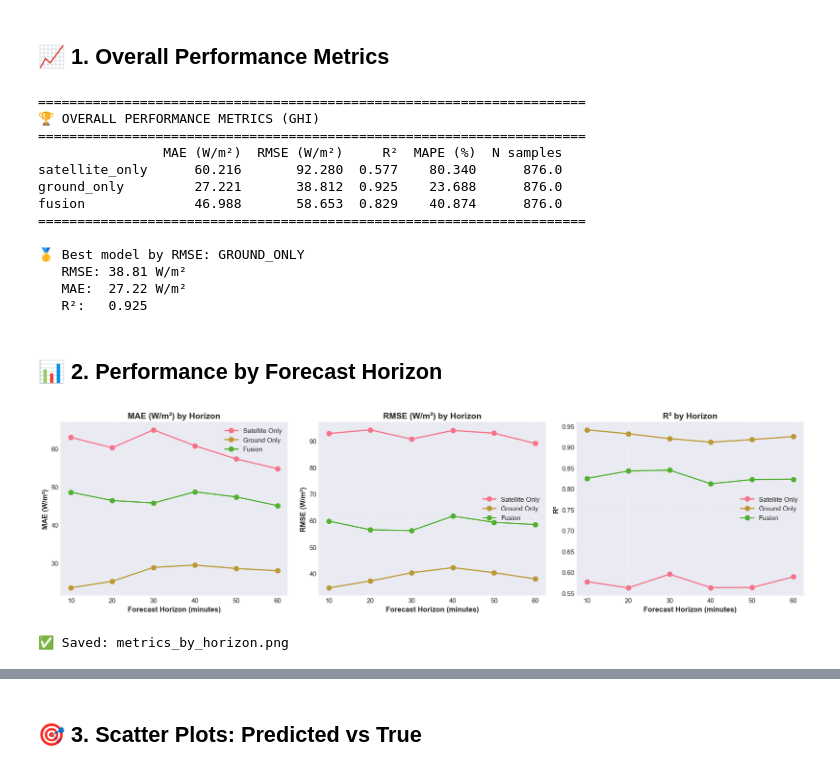
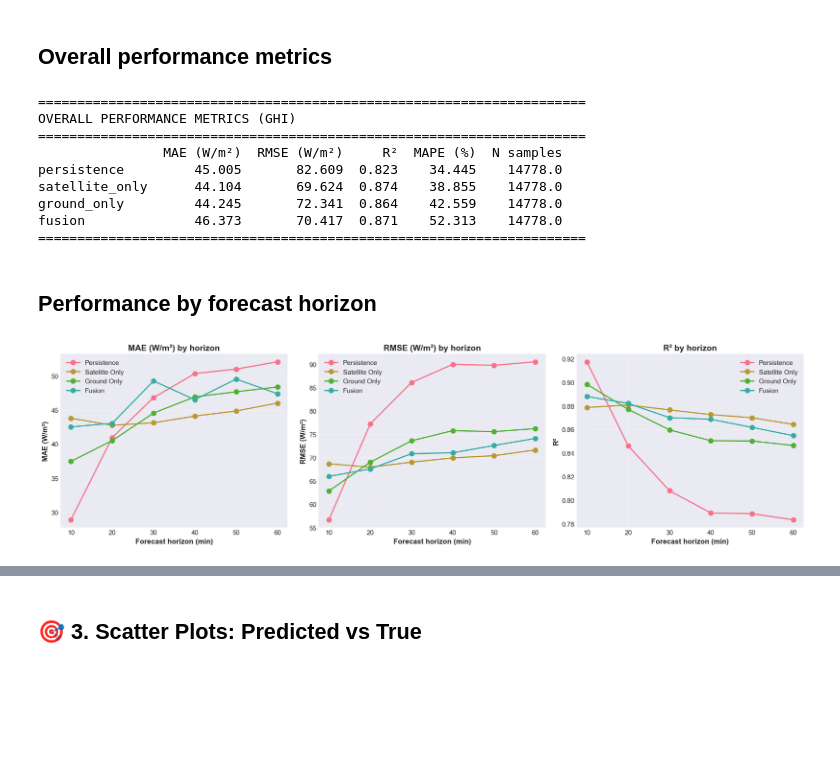
Before and after one commit to avlnv27/solar-forecasting, a Jupyter notebook: notebooks/analysis_notebook.ipynb, the cells around one changed output, grey strips where cells are left out. Cells and saved outputs as stored; diff of their text form; code cells hidden in the pictures; blank space fills up the shorter version.

```diff
--- a/notebooks/analysis_notebook.ipynb
+++ b/notebooks/analysis_notebook.ipynb
@@ -35,30 +20,26 @@ print("✅ Imports successful")
 # %%
 # Paths
-# Paths (ajuste selon où est le notebook)
 import os
 from pathlib import Path
 
-# Remonter au dossier racine du projet
 if os.path.basename(os.getcwd()) == "notebooks":
     PRED_DIR = Path("../data/processed/predictions")
 else:
     PRED_DIR = Path("data/processed/predictions")
 
-print(f"📁 Looking for predictions in: {PRED_DIR.absolute()}")
-print(f"📂 Current directory: {os.getcwd()}")
-# Load predictions for all models
 models = {}
-for model_name in ["satellite_only", "ground_only", "fusion"]:
+for model_name in ["persistence", "satellite_only", "ground_only", "fusion"]:
     csv_path = PRED_DIR / f"{model_name}_predictions.csv"
     if csv_path.exists():
         models[model_name] = pd.read_csv(csv_path)
         models[model_name]["timestamp"] = pd.to_datetime(models[model_name]["timestamp"])
-        print(f"✅ Loaded {model_name}: {len(models[model_name])} predictions")
+        print(f"Loaded {model_name}: {len(models[model_name])} predictions")
     else:
-        print(f"❌ Missing {csv_path}")
-display(models)
+        print(f"Missing {csv_path}")
+
+
 # Combine all predictions
 df_all = pd.concat([df for df in models.values()], ignore_index=True)
-print(f"\n📊 Total predictions: {len(df_all):,}")
-print(f"📅 Date range: {df_all['timestamp'].min()} to {df_all['timestamp'].max()}")
+print(f"\nTotal predictions: {len(df_all):,}")
+print(f"Date range: {df_all['timestamp'].min()} to {df_all['timestamp'].max()}")
 # %% [output]
@@ -89,5 +53,5 @@ print(f"📅 Date range: {df_all['timestamp'].min()} to {df_all['timestamp'].max
-# %% [markdown]
-## 📈 1. Overall Performance Metrics
+# %% [markdown]
+## Overall performance metrics
 # %%
 def compute_metrics(df, target_col="y_true_ghi", pred_col="y_pred_ghi"):
     """Compute regression metrics."""
@@ -128,33 +92,29 @@ df_metrics = pd.DataFrame(results).T
 df_metrics = df_metrics.round(3)
 
 print("\n" + "="*70)
-print("🏆 OVERALL PERFORMANCE METRICS (GHI)")
+print("OVERALL PERFORMANCE METRICS (GHI)")
 print("="*70)
 print(df_metrics.to_string())
 print("="*70)
 
 # Find best model
-best_model = df_metrics["RMSE (W/m²)"].idxmin()
-print(f"\n🥇 Best model by RMSE: {best_model.upper()}")
-print(f"   RMSE: {df_metrics.loc[best_model, 'RMSE (W/m²)']:.2f} W/m²")
-print(f"   MAE:  {df_metrics.loc[best_model, 'MAE (W/m²)']:.2f} W/m²")
-print(f"   R²:   {df_metrics.loc[best_model, 'R²']:.3f}")
+# best_model = df_metrics["RMSE (W/m²)"].idxmin()
+# print(f"\n Best model by RMSE: {best_model.upper()}")
+# print(f"   RMSE: {df_metrics.loc[best_model, 'RMSE (W/m²)']:.2f} W/m²")
+# print(f"   MAE:  {df_metrics.loc[best_model, 'MAE (W/m²)']:.2f} W/m²")
+# print(f"   R²:   {df_metrics.loc[best_model, 'R²']:.3f}")
 # %% [output]
 ======================================================================
-🏆 OVERALL PERFORMANCE METRICS (GHI)
+OVERALL PERFORMANCE METRICS (GHI)
 ======================================================================
                 MAE (W/m²)  RMSE (W/m²)     R²  MAPE (%)  N samples
-satellite_only      60.216       92.280  0.577    80.340      876.0
-ground_only         27.221       38.812  0.925    23.688      876.0
-fusion              46.988       58.653  0.829    40.874      876.0
+persistence         45.005       82.609  0.823    34.445    14778.0
+satellite_only      44.104       69.624  0.874    38.855    14778.0
+ground_only         44.245       72.341  0.864    42.559    14778.0
+fusion              46.373       70.417  0.871    52.313    14778.0
 ======================================================================
-
-🥇 Best model by RMSE: GROUND_ONLY
-   RMSE: 38.81 W/m²
-   MAE:  27.22 W/m²
-   R²:   0.925
 # %% [markdown]
-## 📊 2. Performance by Forecast Horizon
+## Performance by forecast horizon
 # %%
 # Compute metrics by horizon for each model
 horizon_metrics = []
@@ -168,36 +128,33 @@ for model_name, df in models.items():
             "Horizon (min)": horizon,
             **metrics
         })
 
 df_horizon = pd.DataFrame(horizon_metrics)
 
 # Plot MAE and RMSE by horizon
 fig, axes = plt.subplots(1, 3, figsize=(18, 5))
 
 metrics_to_plot = ["MAE (W/m²)", "RMSE (W/m²)", "R²"]
 for ax, metric in zip(axes, metrics_to_plot):
     for model_name in models.keys():
         df_model = df_horizon[df_horizon["Model"] == model_name]
         ax.plot(
             df_model["Horizon (min)"],
             df_model[metric],
             marker='o',
             linewidth=2,
             markersize=8,
             label=model_name.replace("_", " ").title()
         )
 
-    ax.set_xlabel("Forecast Horizon (minutes)", fontsize=12, fontweight='bold')
+    ax.set_xlabel("Forecast horizon (min)", fontsize=12, fontweight='bold')
     ax.set_ylabel(metric, fontsize=12, fontweight='bold')
-    ax.set_title(f"{metric} by Horizon", fontsize=14, fontweight='bold')
+    ax.set_title(f"{metric} by horizon", fontsize=14, fontweight='bold')
     ax.legend()
     ax.grid(True, alpha=0.3)
 
 plt.tight_layout()
 plt.savefig(PRED_DIR / "metrics_by_horizon.png", dpi=150, bbox_inches='tight')
 plt.show()
-
-print("✅ Saved: metrics_by_horizon.png")
 # %% [output]
-[figure, old version]
+[figure, new version]
-✅ Saved: metrics_by_horizon.png
```
Also changed, not shown: parts of 19 cells of this notebook, 10 other files.
